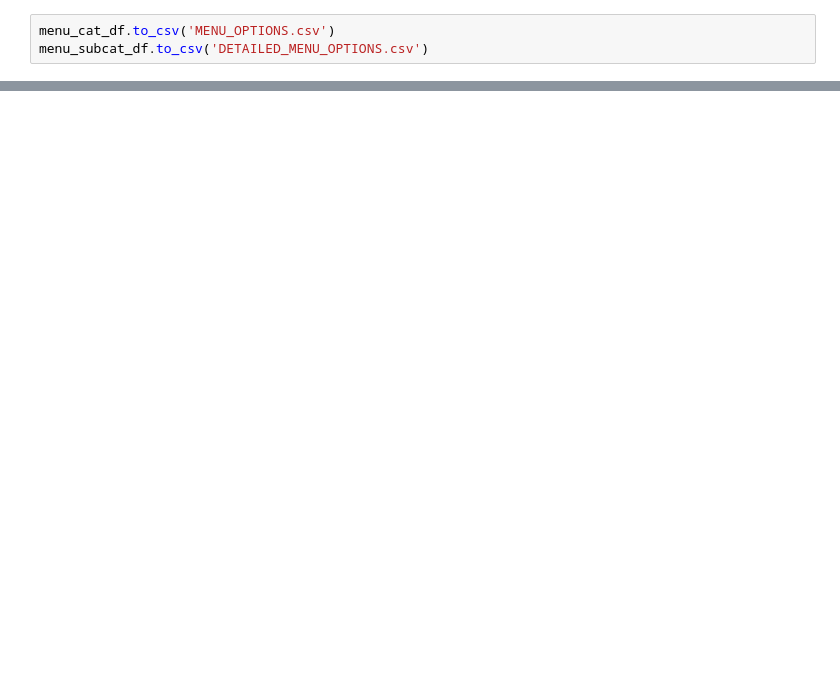
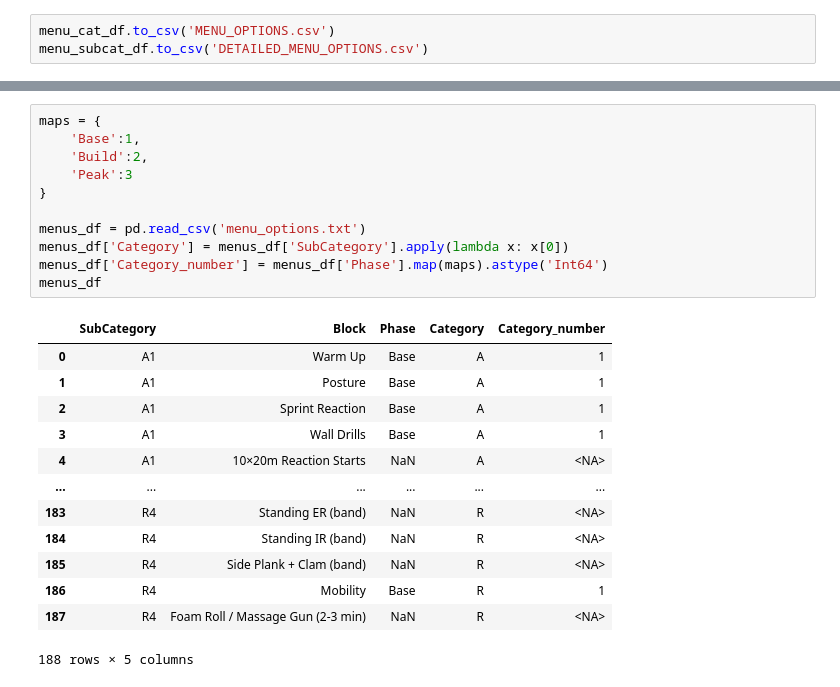
Before and after one commit to hfn13/MoKnowsLife, a Jupyter notebook: MoKnowsLife.ipynb, the cells around one changed output, grey strips where cells are left out. Drawn from its saved outputs; the diff is of its cells as text; blank space fills up the shorter version.

```diff
--- a/MoKnowsLife.ipynb
+++ b/MoKnowsLife.ipynb
@@ -532,0 +740,25 @@ menu_cat_df
+# %%
+maps = {
+    'Base':1,
+    'Build':2,
+    'Peak':3
+}
+
+menus_df = pd.read_csv('menu_options.txt')
+menus_df['Category'] = menus_df['SubCategory'].apply(lambda x: x[0])
+menus_df['Category_number'] = menus_df['Phase'].map(maps).astype('Int64')
+menus_df
+# %% [output]
+|  | SubCategory | Block | Phase | Category | Category_number |
+| 0 | A1 | Warm Up | Base | A | 1 |
+| 1 | A1 | Posture | Base | A | 1 |
+| 2 | A1 | Sprint Reaction | Base | A | 1 |
+| 3 | A1 | Wall Drills | Base | A | 1 |
+| 4 | A1 | 10×20m Reaction Starts | NaN | A | <NA> |
+| ... | ... | ... | ... | ... | ... |
+| 183 | R4 | Standing ER (band) | NaN | R | <NA> |
+| 184 | R4 | Standing IR (band) | NaN | R | <NA> |
+| 185 | R4 | Side Plank + Clam (band) | NaN | R | <NA> |
+| 186 | R4 | Mobility | Base | R | 1 |
+| 187 | R4 | Foam Roll / Massage Gun (2-3 min) | NaN | R | <NA> |
+188 rows × 5 columns
```
Also changed, not shown: parts of 20 cells of this notebook, 29 other files.
